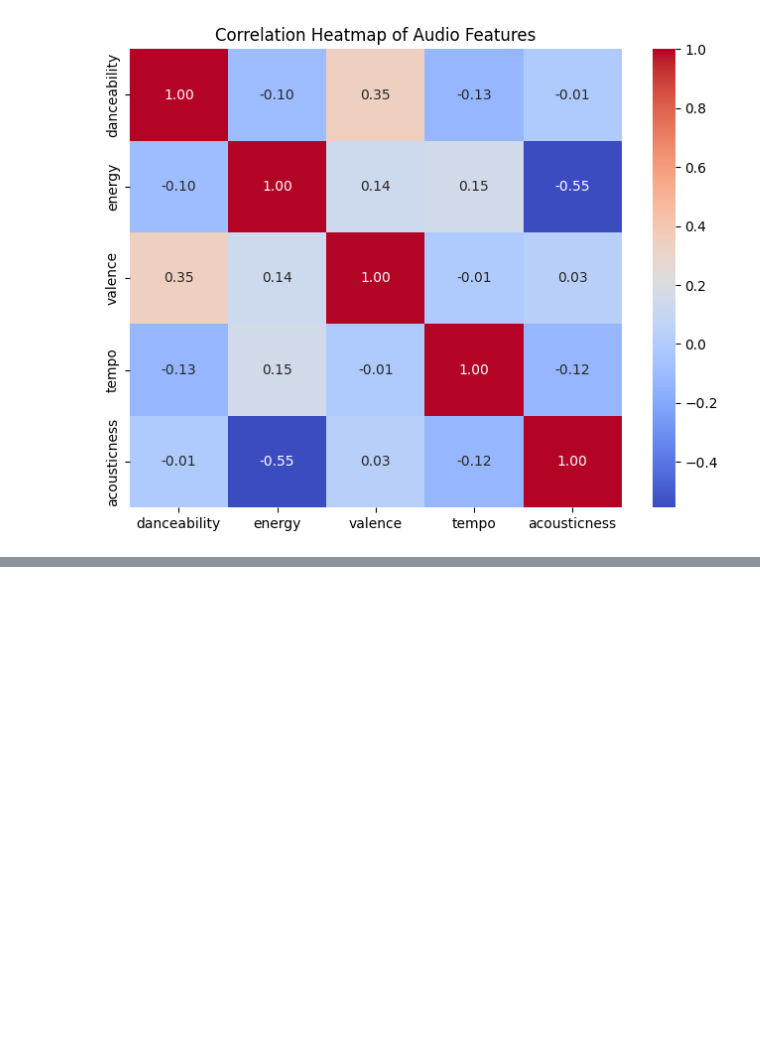
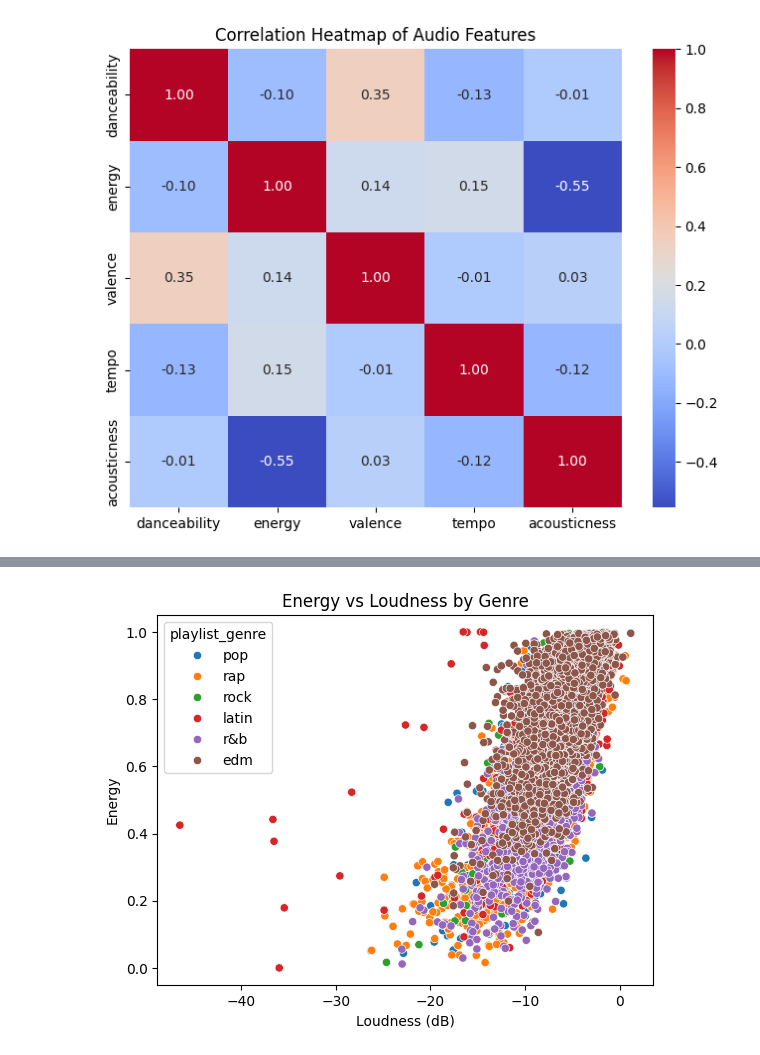
Before and after one commit to brobers0339/Spotify_Final_Project_H501, a Jupyter notebook: Spotify_Project_Calculations_Practice.ipynb, the cells around one changed output, grey strips where cells are left out. Drawn from its saved outputs; the diff is of its cells as text; code cells hidden in the pictures; blank space fills up the shorter version.

```diff
--- a/Spotify_Project_Calculations_Practice.ipynb
+++ b/Spotify_Project_Calculations_Practice.ipynb
@@ -169,0 +178,12 @@ plt.show()
+# %%
+sns.scatterplot(data=df, x='loudness', y='energy', hue='playlist_genre')
+plt.title("Energy vs Loudness by Genre")
+plt.xlabel("Loudness (dB)")
+plt.ylabel("Energy")
+plt.show()
+
+# Explanation:
+# Louder songs often have higher energy. This visualization helps us see if that trend holds across genres.
+# Genres like EDM or Rock may appear in higher loudness-energy zones, showing their strong and intense sound profile.
+# %% [output]
+[figure, added]
```
Also changed, not shown: parts of 10 cells of this notebook.
